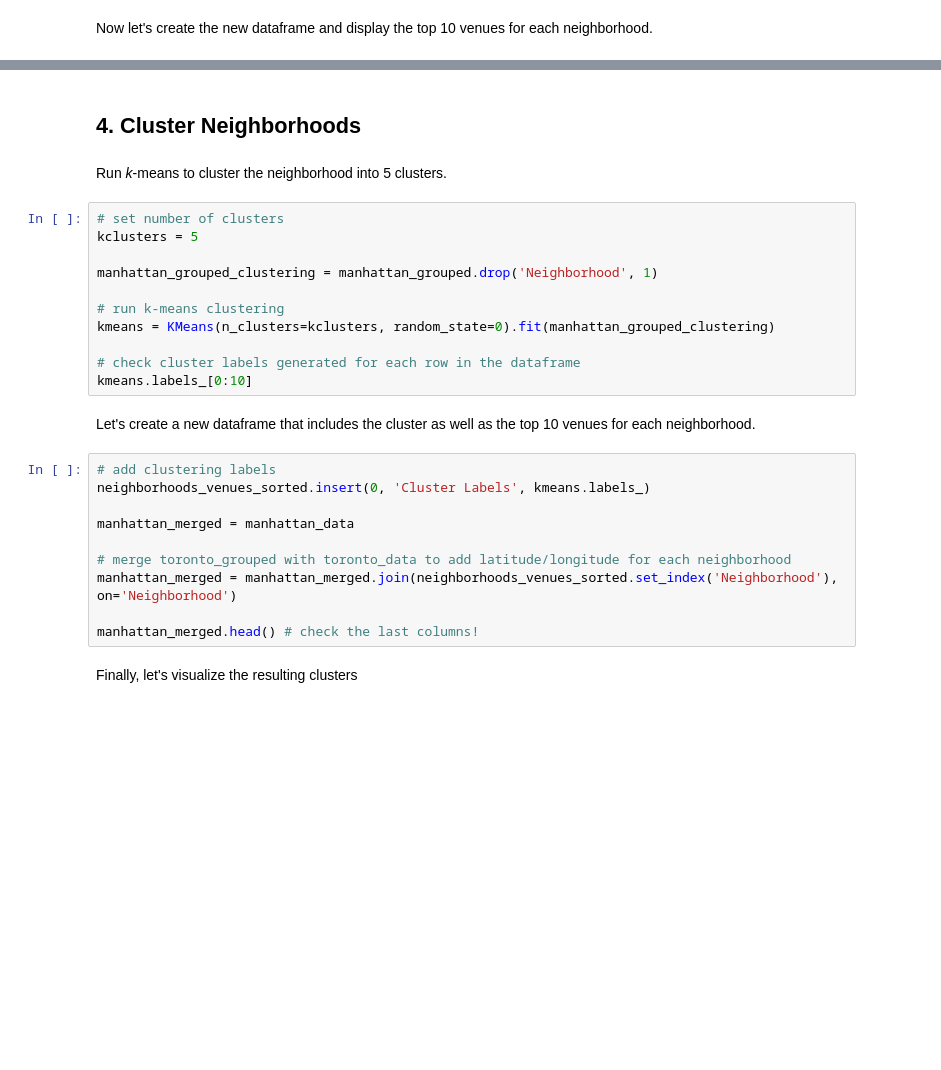
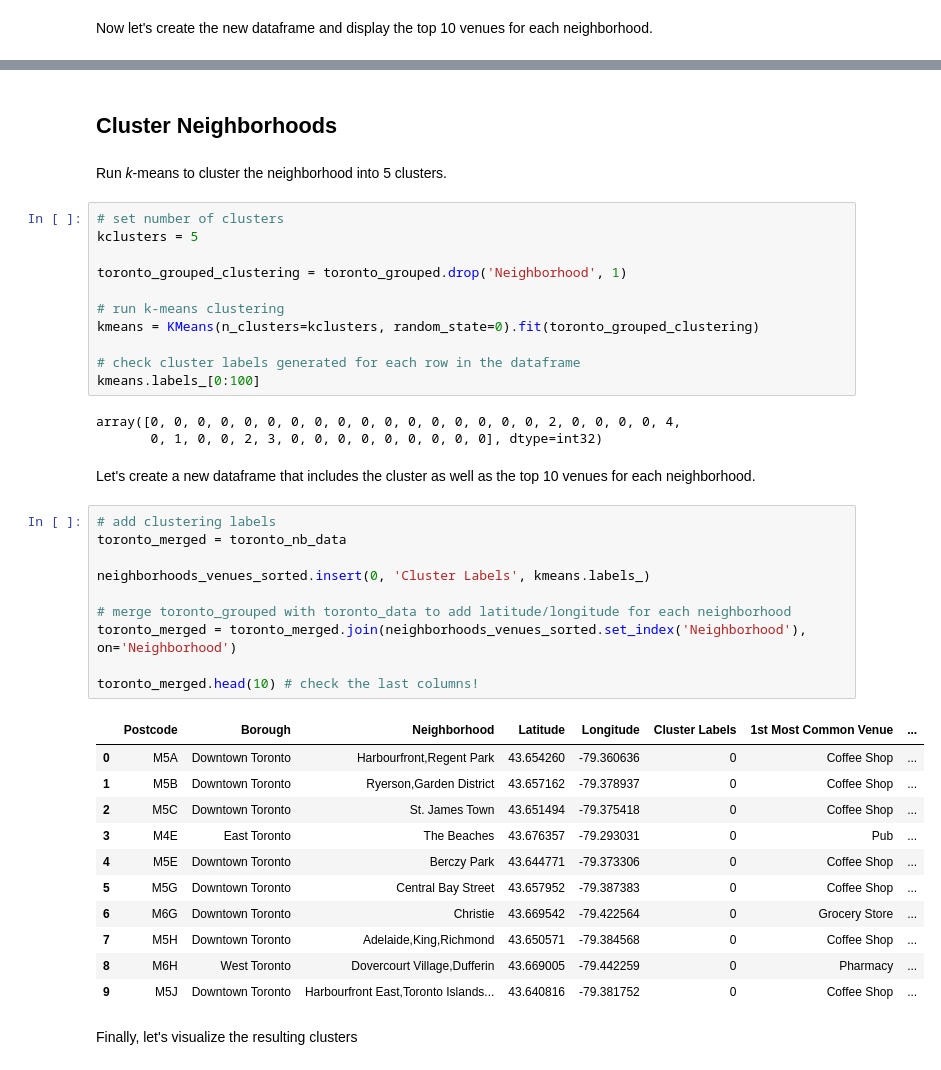
Before and after one commit to travelranger/ouyang-git-practice, a Jupyter notebook: My Cluster Practice 01.ipynb, the cells around one changed output, grey strips where cells are left out. Drawn from its saved outputs; the diff is of its cells as text; blank space fills up the shorter version.

```diff
--- a/My Cluster Practice 01.ipynb
+++ b/My Cluster Practice 01.ipynb
@@ -427,32 +593,47 @@ neighborhoods_venues_sorted.head()
 # %% [markdown]
 <a id='item4'></a>
 # %% [markdown]
-## 4. Cluster Neighborhoods
+## Cluster Neighborhoods
 # %% [markdown]
 Run *k*-means to cluster the neighborhood into 5 clusters.
 # %%
 # set number of clusters
 kclusters = 5
 
-manhattan_grouped_clustering = manhattan_grouped.drop('Neighborhood', 1)
+toronto_grouped_clustering = toronto_grouped.drop('Neighborhood', 1)
 
 # run k-means clustering
-kmeans = KMeans(n_clusters=kclusters, random_state=0).fit(manhattan_grouped_clustering)
+kmeans = KMeans(n_clusters=kclusters, random_state=0).fit(toronto_grouped_clustering)
 
 # check cluster labels generated for each row in the dataframe
-kmeans.labels_[0:10]
+kmeans.labels_[0:100]
+# %% [output]
+array([0, 0, 0, 0, 0, 0, 0, 0, 0, 0, 0, 0, 0, 0, 0, 0, 0, 2, 0, 0, 0, 0, 4,
+       0, 1, 0, 0, 2, 3, 0, 0, 0, 0, 0, 0, 0, 0, 0], dtype=int32)
 # %% [markdown]
 Let's create a new dataframe that includes the cluster as well as the top 10 venues for each neighborhood.
 # %%
 # add clustering labels
+toronto_merged = toronto_nb_data
+
 neighborhoods_venues_sorted.insert(0, 'Cluster Labels', kmeans.labels_)
 
-manhattan_merged = manhattan_data
+# merge toronto_grouped with toronto_data to add latitude/longitude for each neighborhood
+toronto_merged = toronto_merged.join(neighborhoods_venues_sorted.set_index('Neighborhood'), on='Neighborhood')
 
-# merge toronto_grouped with toronto_data to add latitude/longitude for each neighborhood
-manhattan_merged = manhattan_merged.join(neighborhoods_venues_sorted.set_index('Neighborhood'), on='Neighborhood')
-
-manhattan_merged.head() # check the last columns!
+toronto_merged.head(10) # check the last columns!
+# %% [output]
+|  | Postcode | Borough | Neighborhood | Latitude | Longitude | Cluster Labels | 1st Most Common Venue | ... |
+| 0 | M5A | Downtown Toronto | Harbourfront,Regent Park | 43.654260 | -79.360636 | 0 | Coffee Shop | ... |
+| 1 | M5B | Downtown Toronto | Ryerson,Garden District | 43.657162 | -79.378937 | 0 | Coffee Shop | ... |
+| 2 | M5C | Downtown Toronto | St. James Town | 43.651494 | -79.375418 | 0 | Coffee Shop | ... |
+| 3 | M4E | East Toronto | The Beaches | 43.676357 | -79.293031 | 0 | Pub | ... |
+| 4 | M5E | Downtown Toronto | Berczy Park | 43.644771 | -79.373306 | 0 | Coffee Shop | ... |
+| 5 | M5G | Downtown Toronto | Central Bay Street | 43.657952 | -79.387383 | 0 | Coffee Shop | ... |
+| 6 | M6G | Downtown Toronto | Christie | 43.669542 | -79.422564 | 0 | Grocery Store | ... |
+| 7 | M5H | Downtown Toronto | Adelaide,King,Richmond | 43.650571 | -79.384568 | 0 | Coffee Shop | ... |
+| 8 | M6H | West Toronto | Dovercourt Village,Dufferin | 43.669005 | -79.442259 | 0 | Pharmacy | ... |
+| 9 | M5J | Downtown Toronto | Harbourfront East,Toronto Islands... | 43.640816 | -79.381752 | 0 | Coffee Shop | ... |
 # %% [markdown]
 Finally, let's visualize the resulting clusters
 # %%
```
Also changed, not shown: parts of 34 cells of this notebook.
